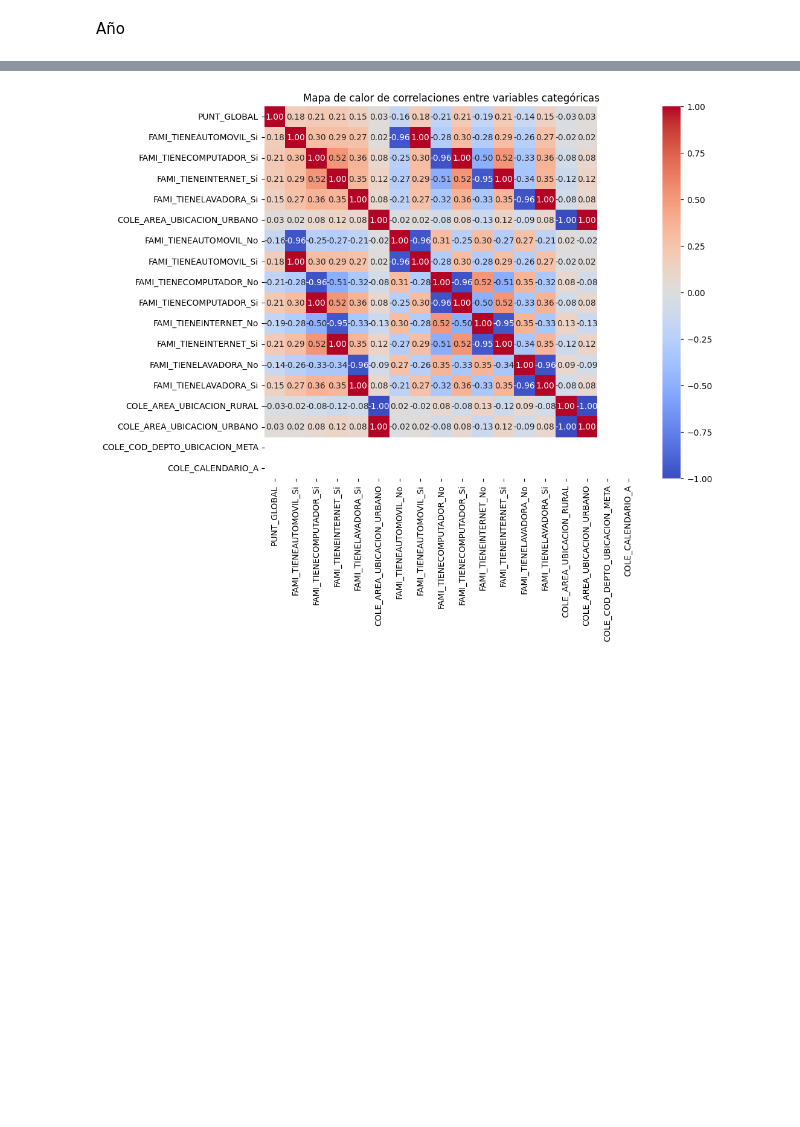
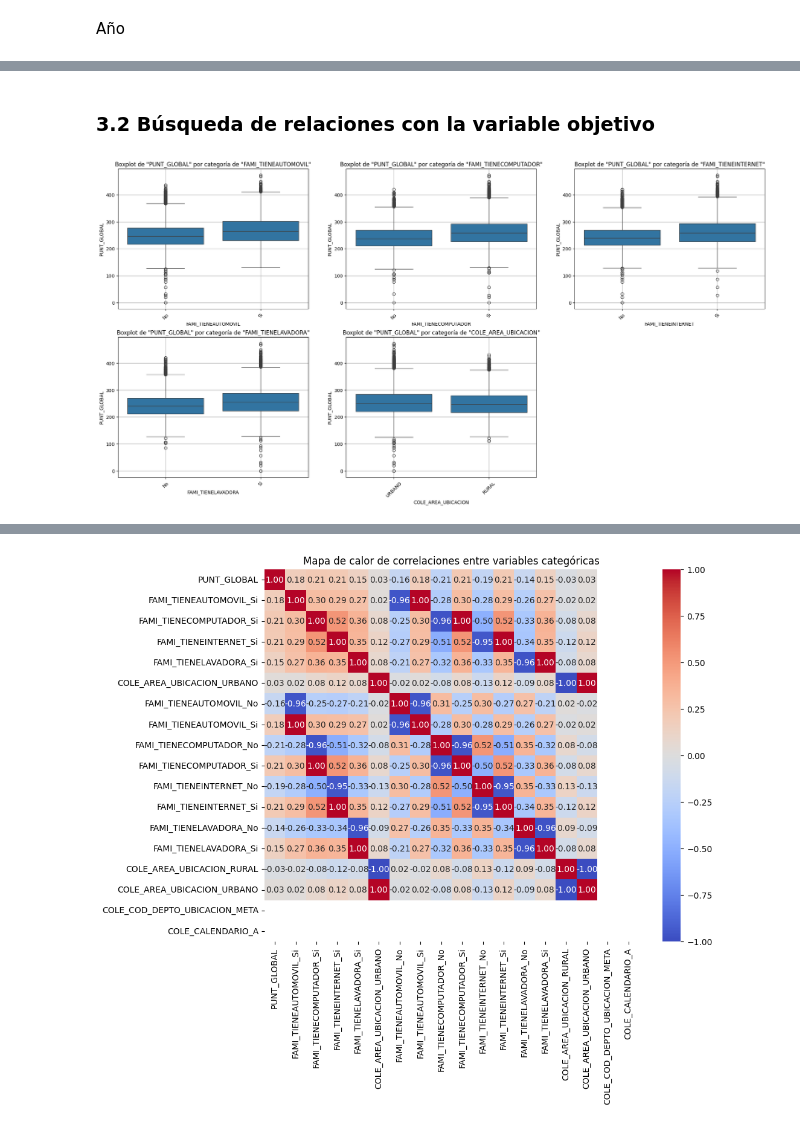
Before and after one commit to vcalderonmol/Proyecto3, a Jupyter notebook: Tarea 3.ipynb, the cells around one changed output, grey strips where cells are left out. Drawn from its saved outputs; the diff is of its cells as text; code cells hidden in the pictures; blank space fills up the shorter version.

```diff
--- a/Tarea 3.ipynb
+++ b/Tarea 3.ipynb
@@ -315,0 +361,18 @@ plt.show()
+# %% [markdown]
+### 3.2 Búsqueda de relaciones con la variable objetivo
+# %%
+column_names = ['FAMI_TIENEAUTOMOVIL', 'FAMI_TIENECOMPUTADOR', 'FAMI_TIENEINTERNET', 'FAMI_TIENELAVADORA', 'COLE_AREA_UBICACION']
+y_feature = 'PUNT_GLOBAL'
+
+# BOX PLOT
+plt.figure(figsize=(25, 12))
+for i, col in enumerate(column_names, 1):
+    plt.subplot(2, 3, i)
+    sns.boxplot(x=col, y=y_feature, data=data_df)
+    plt.title(f'Boxplot de "{y_feature}" por categoría de "{col}"')
+    plt.xlabel(col)
+    plt.ylabel(y_feature)
+    plt.xticks(rotation=45)
+    plt.grid(True)
+# %% [output]
+[figure, added]
```
Also changed, not shown: parts of 15 cells of this notebook, 2 other files.
